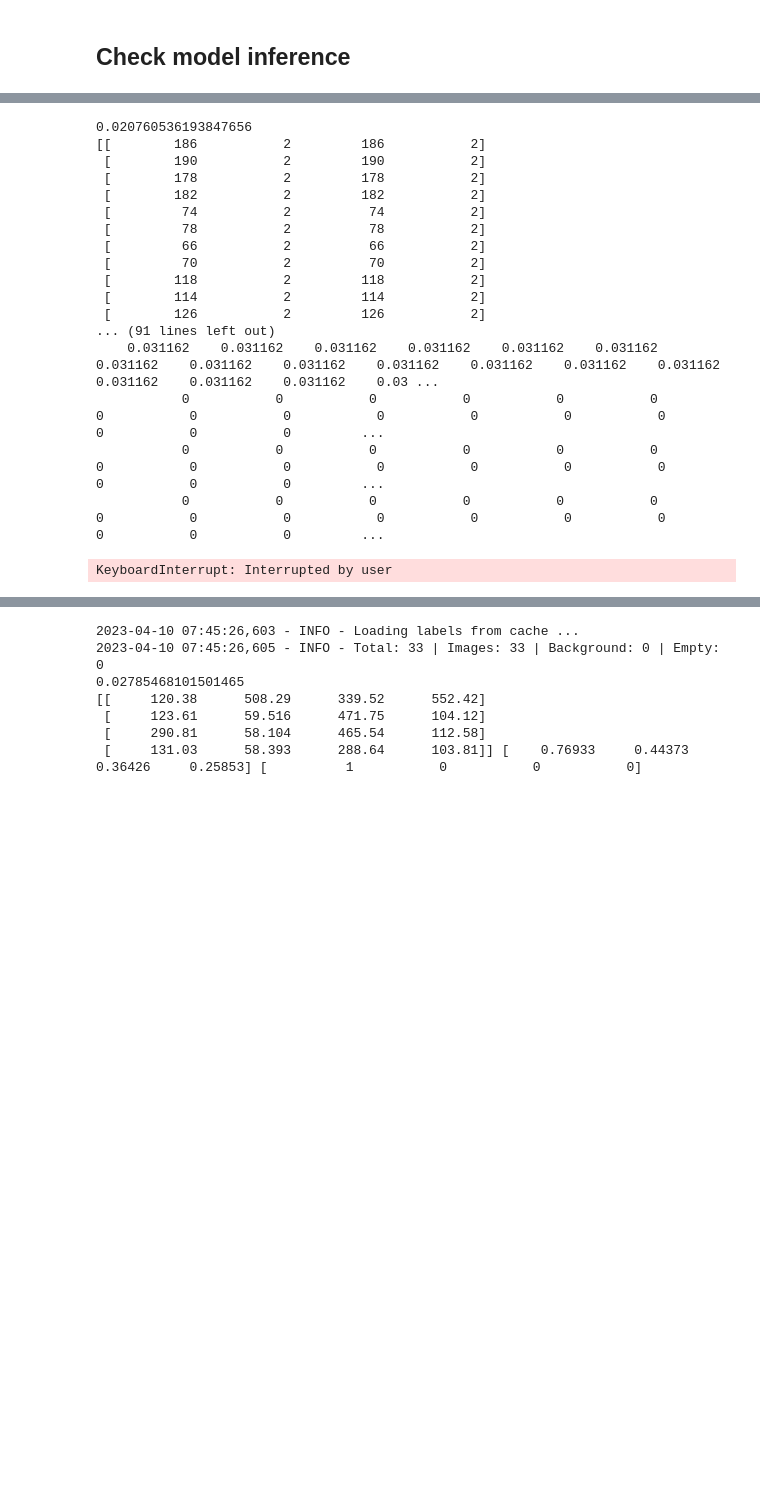
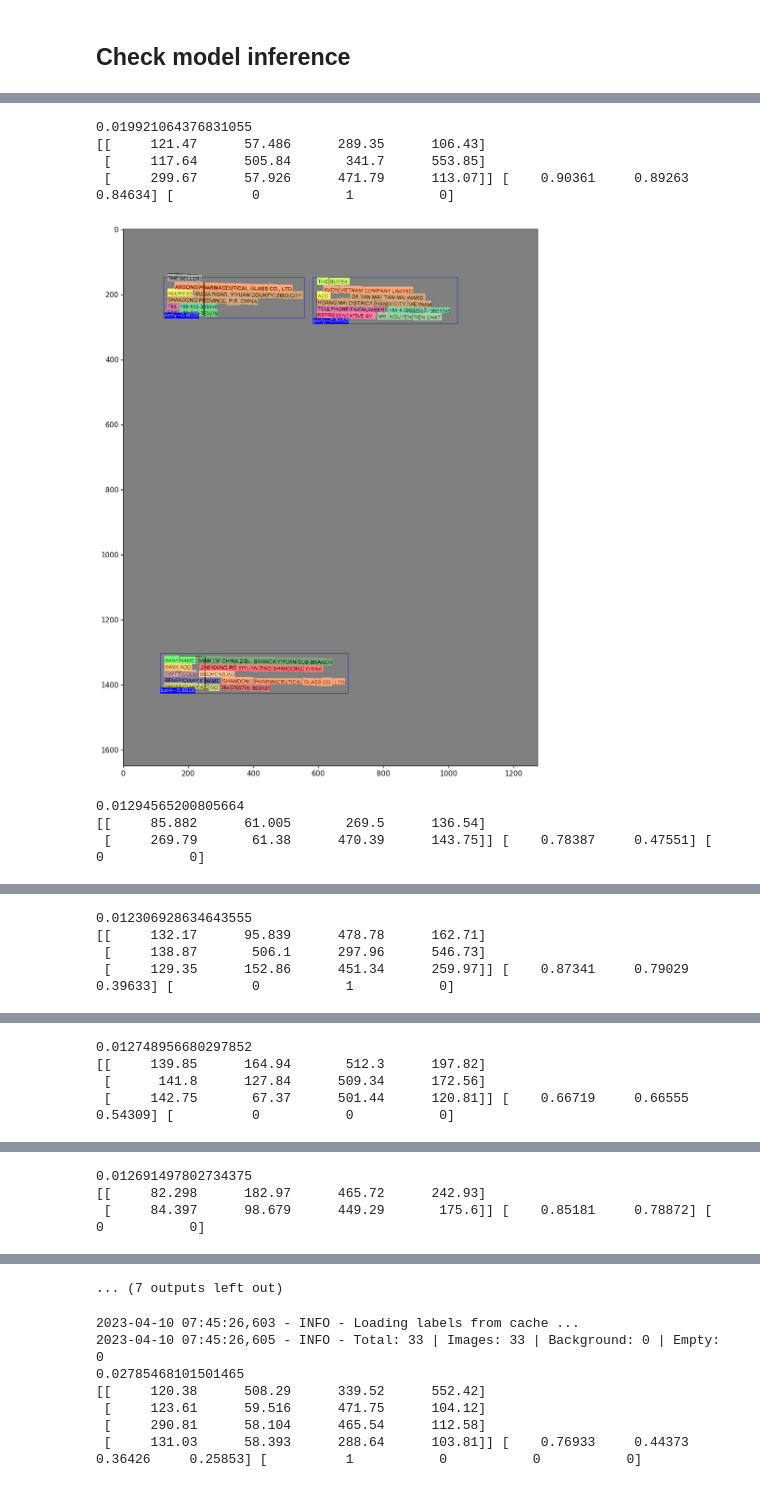
Before and after one commit to NguyenHongSon1103/Centernet_pytorch, a Jupyter notebook: check.ipynb, the cells around one changed output, grey strips where cells are left out. Saved outputs shown, nothing was run; the diff lists cells and outputs as text; code cells hidden in the pictures; blank space fills up the shorter version.

```diff
--- a/check.ipynb
+++ b/check.ipynb
@@ -100,8 +98,9 @@ resizer = Resizer(size=(640, 640), mode='letterbox')
 
 mapper = cfg['names']
 model = Model(version=cfg['version'], nc=cfg['nc'], max_boxes=cfg['max_boxes'], is_training=False)
-model.load_state_dict(torch.load('save_dir/contract_block/checkpoint-epoch100.pth')['state_dict'])
+model.load_state_dict(torch.load('save_dir/contract_block/model_best.pth')['state_dict'])
 model.eval()
+model.fuse()
 model.cuda()
 # %% [output]
 Load successfully yolov8 backbone weights !
@@ -124,6 +123,8 @@ Model(
 )
 # %%
 # %matplotlib inline
+import logging
+logging.basicConfig(level=logging.INFO)
 
 path = cfg['val']
 for name in os.listdir(path):
@@ -134,49 +135,39 @@ for name in os.listdir(path):
     labels_class_ids = [mapper[obj_name] for obj_name in labels_obj_names]
 
     # resized, new_boxes = resizer(img, boxes)
     img = cv2.cvtColor(img, cv2.COLOR_BGR2RGB)
     resized = resizer.resize_image(img)
     tensor_in = resized.astype(np.float32) / 255.0
     tensor_in = np.expand_dims(np.transpose(tensor_in, (2, 0, 1)), 0)
     tensor_in = torch.from_numpy(tensor_in).cuda()
     # print(tensor_in.shape)
     ## Vẽ cái box lên
     # resized = draw_boxes(resized, new_boxes, [0]*len(new_boxes), obj_names)
     s = time()
     res = model(tensor_in)[0].cpu().detach().numpy()
 
     print(time() - s)
     boxes, scores, class_ids = res[:, :4], res[:, 4], res[:, 5]
-    idxs = np.where(scores > 0.01)
+    idxs = np.where(scores > 0.3)
     boxes = boxes[idxs] * 4
     scores = scores[idxs]
     class_ids = class_ids[idxs]
 
     class_names = ['party' if c == 0 else 'bank' for c in class_ids]
     print(boxes, scores, class_ids)
     boxes = resizer.rescale_boxes(boxes, img.shape[:2])
     img = draw_boxes(img, boxes.astype('int32'), scores, class_names)
 
     plt.figure(figsize=(15, 15))
     plt.imshow(img)
     plt.show()
     input()
 # %% [output]
-0.020760536193847656
-[[        186           2         186           2]
- [        190           2         190           2]
- [        178           2         178           2]
- [        182           2         182           2]
- [         74           2          74           2]
- [         78           2          78           2]
- [         66           2          66           2]
- [         70           2          70           2]
- [        118           2         118           2]
- [        114           2         114           2]
- [        126           2         126           2]
-... (91 lines left out)
-    0.031162    0.031162    0.031162    0.031162    0.031162    0.031162    0.031162    0.031162    0.031162    0.031162    0.031162    0.031162    0.031162    0.031162    0.031162    0.031162    0.03 ...
-           0           0           0           0           0           0           0           0           0           0           0           0           0           0           0           0         ...
-           0           0           0           0           0           0           0           0           0           0           0           0           0           0           0           0         ...
-           0           0           0           0           0           0           0           0           0           0           0           0           0           0           0           0         ...
+0.019921064376831055
+[[     121.47      57.486      289.35      106.43]
+ [     117.64      505.84       341.7      553.85]
+ [     299.67      57.926      471.79      113.07]] [    0.90361     0.89263     0.84634] [          0           1           0]
+[figure, added]
-KeyboardInterrupt: Interrupted by user
+0.01294565200805664
+[[     85.882      61.005       269.5      136.54]
+ [     269.79       61.38      470.39      143.75]] [    0.78387     0.47551] [          0           0]
@@ -182,0 +175,4 @@ KeyboardInterrupt: Interrupted by user
+0.012306928634643555
+[[     132.17      95.839      478.78      162.71]
+ [     138.87       506.1      297.96      546.73]
+ [     129.35      152.86      451.34      259.97]] [    0.87341     0.79029     0.39633] [          0           1           0]
@@ -182,0 +180,4 @@ KeyboardInterrupt: Interrupted by user
+0.012748956680297852
+[[     139.85      164.94       512.3      197.82]
+ [      141.8      127.84      509.34      172.56]
+ [     142.75       67.37      501.44      120.81]] [    0.66719     0.66555     0.54309] [          0           0           0]
@@ -182,0 +185,3 @@ KeyboardInterrupt: Interrupted by user
+0.012691497802734375
+[[     82.298      182.97      465.72      242.93]
+ [     84.397      98.679      449.29       175.6]] [    0.85181     0.78872] [          0           0]
@@ -183,3 +193,4 @@ KeyboardInterrupt: Interrupted by user
+... (7 outputs left out)
 # %%
 test_dataset = Generator(cfg, mode='test')
 for i, (data, target, im_path) in enumerate(test_dataset):
```
Also changed, not shown: parts of 3 cells of this notebook, 10 other files.
